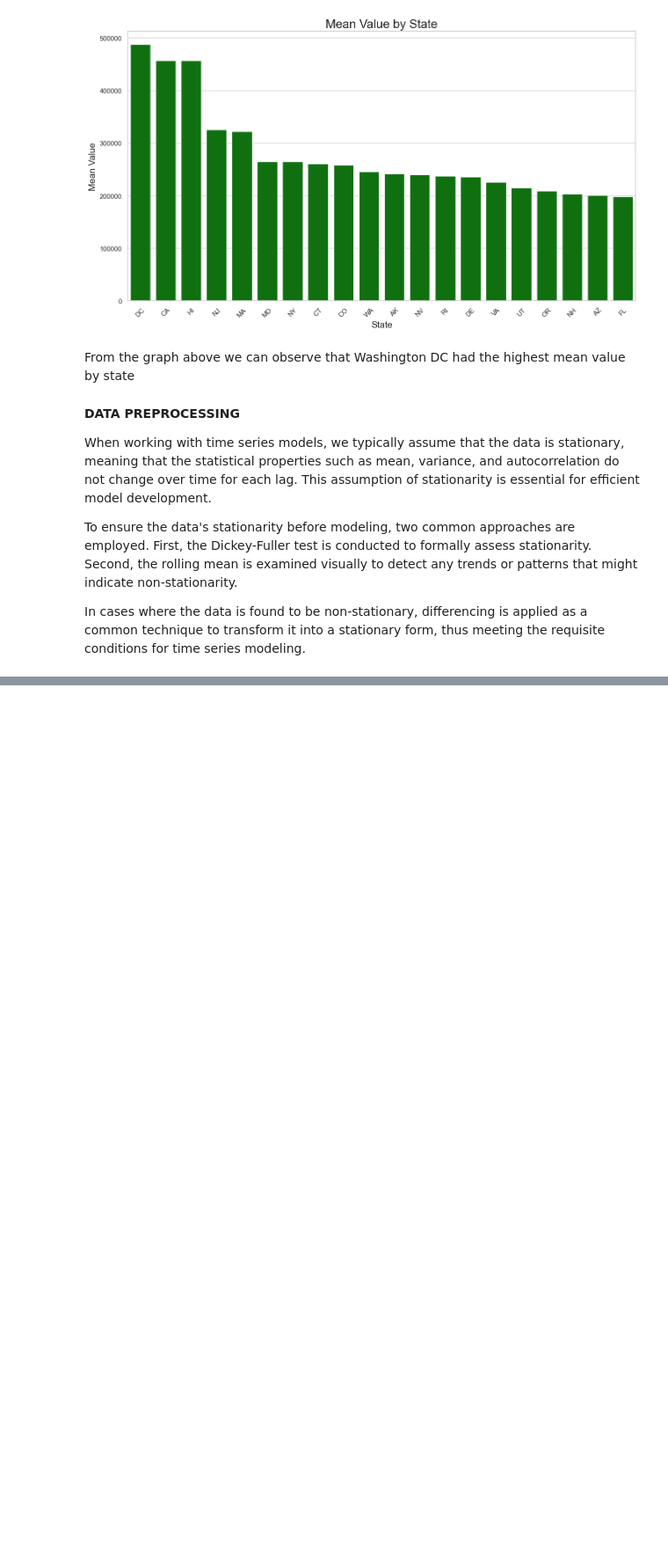
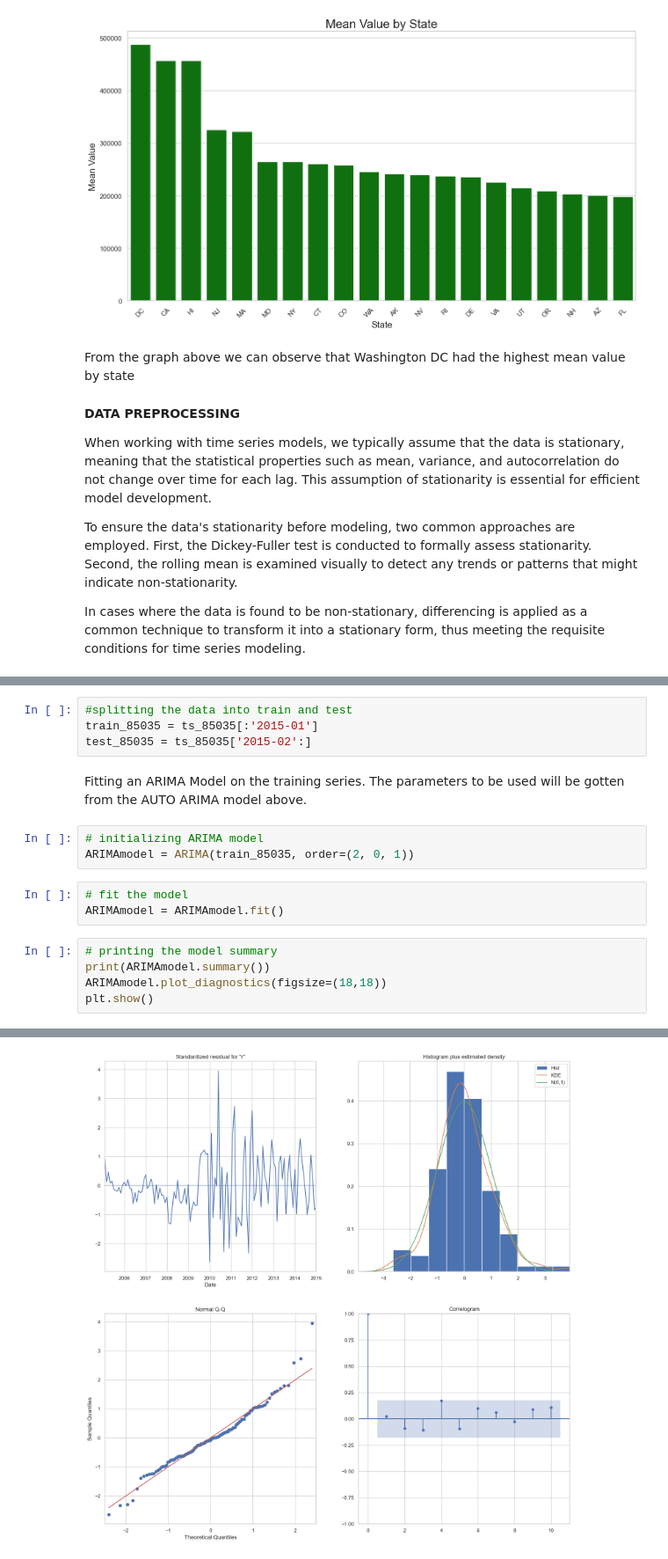
Before and after one commit to stanoff/dsc-project-time-series, a Jupyter notebook: Untitled.ipynb, the cells around one changed output, grey strips where cells are left out. Shown at 88% size. Saved outputs shown, nothing was run; the diff lists cells and outputs as text; blank space fills up the shorter version.

```diff
--- a/Untitled.ipynb
+++ b/Untitled.ipynb
@@ -400,0 +710,18 @@ In cases where the data is found to be non-stationary, differencing is applied a
+# %%
+#splitting the data into train and test
+train_85035 = ts_85035[:'2015-01']
+test_85035 = ts_85035['2015-02':]
+# %% [markdown]
+Fitting an ARIMA Model on the training series. The parameters to be used will be gotten from the AUTO ARIMA model above.
+# %%
+# initializing ARIMA model
+ARIMAmodel = ARIMA(train_85035, order=(2, 0, 1))
+# %%
+# fit the model
+ARIMAmodel = ARIMAmodel.fit()
+# %%
+# printing the model summary
+print(ARIMAmodel.summary())
+ARIMAmodel.plot_diagnostics(figsize=(18,18))
+plt.show()
+# %% [output]
@@ -400,0 +745 @@ In cases where the data is found to be non-stationary, differencing is applied a
+[figure, added]
```
Also changed, not shown: parts of 33 cells of this notebook.
